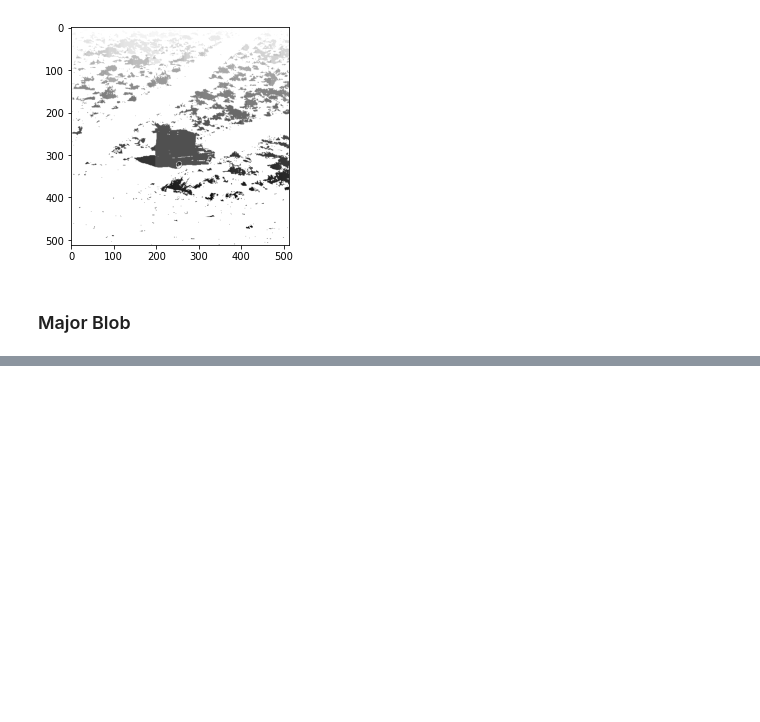
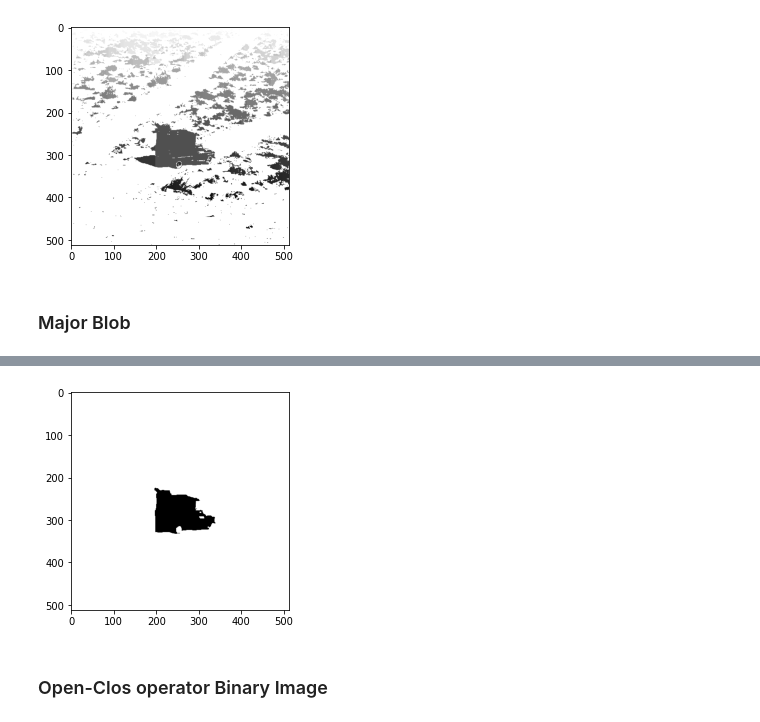
Before and after one commit to krishnasrikard/IIT-Hyderabad-Semester-Courses, a Jupyter notebook: EE5377/HW0/HW0.ipynb, the cells around one changed output, grey strips where cells are left out. Saved outputs shown, nothing was run; the diff lists cells and outputs as text; code cells hidden in the pictures; blank space fills up the shorter version.

```diff
--- a/EE5377/HW0/HW0.ipynb
+++ b/EE5377/HW0/HW0.ipynb
@@ -204,0 +288,8 @@ plt.imshow(CCA,cmap = 'gray')
+# %%
+ClosedImage = open(binaryImage,Windows('SQUARE',3))
+plt.imshow(ClosedImage,cmap = 'gray')
+plt.show()
+# %% [output]
+[figure, added]
+# %% [markdown]
+### Open-Clos operator Binary Image
```
Also changed, not shown: parts of 19 cells of this notebook.
